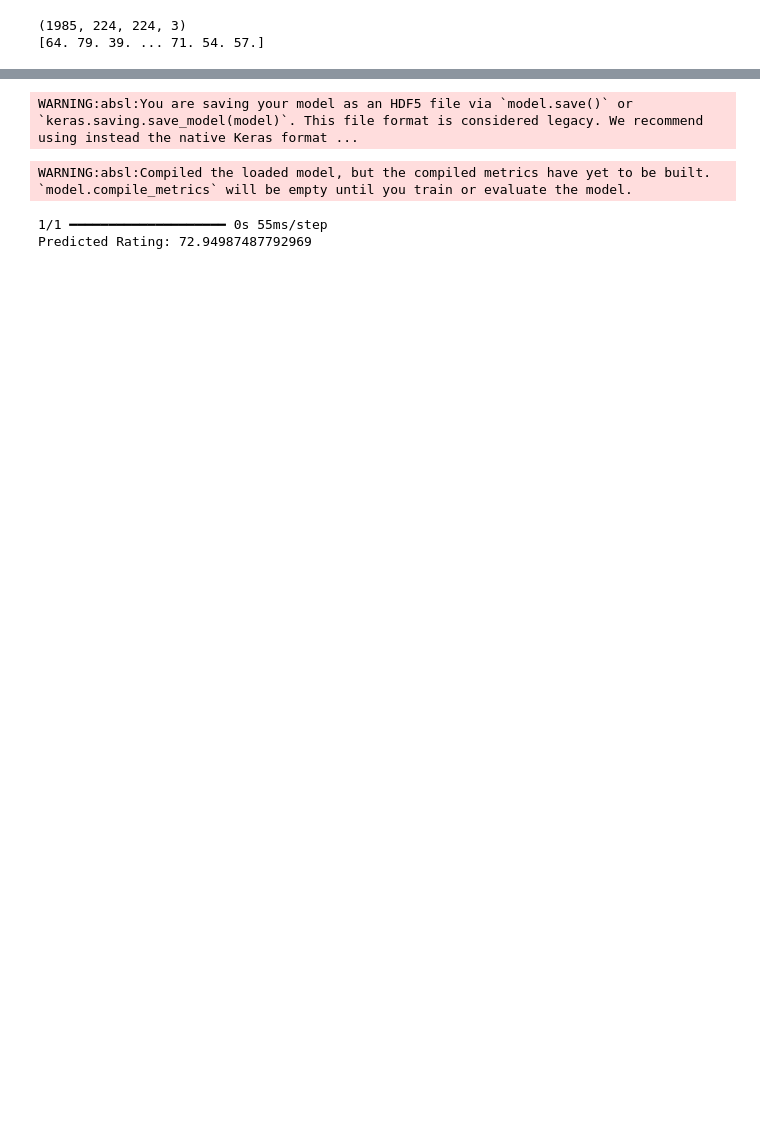
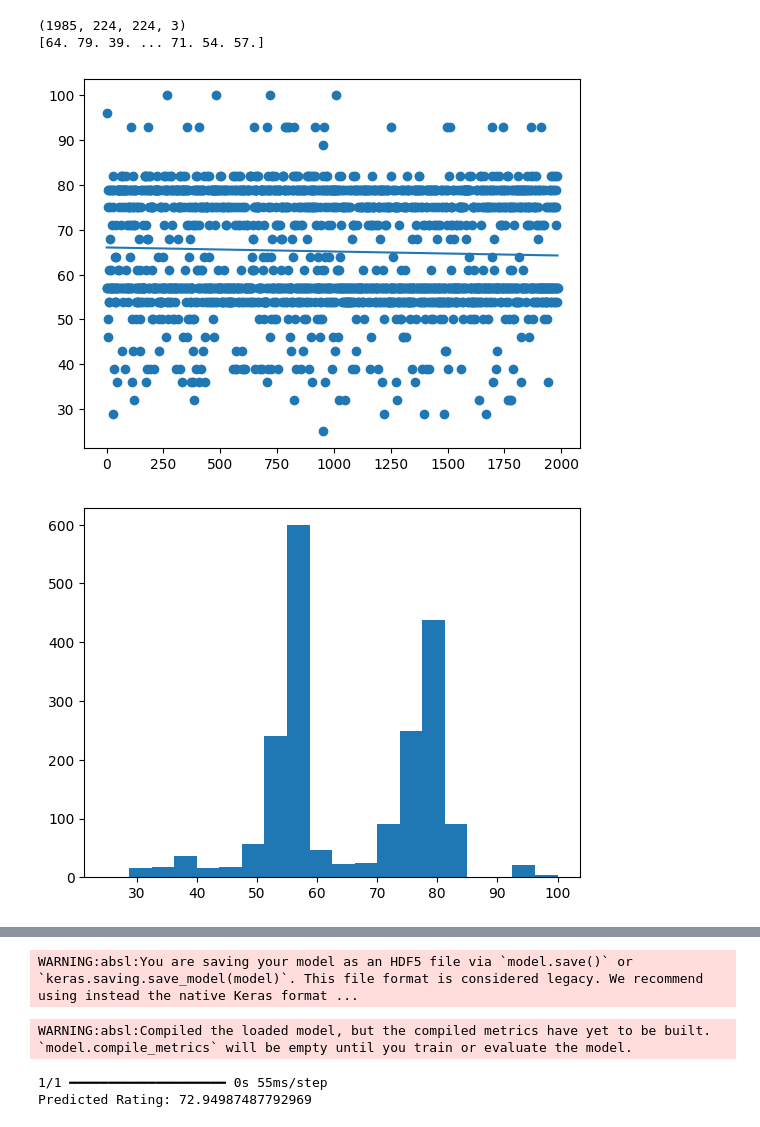
Before and after one commit to 5StackPEC/BetterSEOModel, a Jupyter notebook: notebooks/cnn.ipynb, the cells around one changed output, grey strips where cells are left out. Saved outputs shown, nothing was run; the diff lists cells and outputs as text; code cells hidden in the pictures; blank space fills up the shorter version.

```diff
--- a/notebooks/cnn.ipynb
+++ b/notebooks/cnn.ipynb
@@ -36,6 +61,23 @@ print(y_train)
 # %% [output]
 (1985, 224, 224, 3)
 [64. 79. 39. ... 71. 54. 57.]
+# %%
+slope, intercept, r, p, std_err = stats.linregress(range(len(ratings)), ratings)
+
+def myfunc(x):
+  return slope * x + intercept
+
+mymodel = list(map(myfunc, range(len(ratings))))
+
+plt.scatter(range(len(ratings)), ratings)
+plt.plot(range(len(ratings)), mymodel)
+plt.show()
+
+plt.hist(ratings,20)
+plt.show()
+# %% [output]
+[figure, added]
+[figure, added]
 # %%
 base_model = ResNet50(
     weights='imagenet',
```
Also changed, not shown: parts of 6 cells of this notebook, 1 other file.
